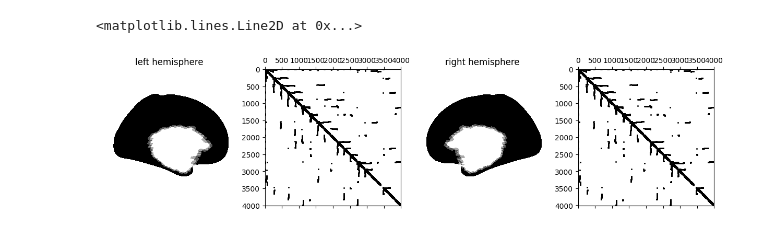
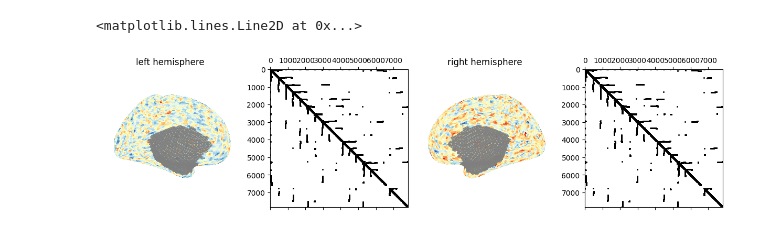
Before and after one commit to griegner/compare-brain-maps, a Jupyter notebook: examples/01-plot-medial-wall.ipynb, the cells around one changed output. Saved outputs shown, nothing was run; the diff lists cells and outputs as text; code cells hidden in the pictures.

Commit message:
inherit from  to allow nilearn surface plotting

```diff
--- a/examples/01-plot-medial-wall.ipynb
+++ b/examples/01-plot-medial-wall.ipynb
@@ -1,26 +1,28 @@
 # %%
 import matplotlib.pyplot as plt
 from nilearn.plotting import plot_surf
 
-from compare_brain_maps.utils.surface import load_surface_atlas, adjacency_matrices
+from compare_brain_maps.utils import Surface
+import numpy as np
 
-surface_kwargs = dict(atlas="fsLR", density="4k", mesh="inflated")
-surface_atlas = load_surface_atlas(**surface_kwargs)
-A = adjacency_matrices(**surface_kwargs)
+n_vertices = 7842
+data = {"left": np.random.randn(n_vertices), "right": np.random.randn(n_vertices)}
+X = Surface(data, atlas="fsLR", density="8k", surface="inflated")
+X_adjacency = X.get_adjacency()
 
 # plot mask of the medial wall, and adjacency matrix
 fig = plt.figure(figsize=(12, 3), layout="constrained")
 axs = [
     fig.add_subplot(1, 4, 1, projection="3d"),
     fig.add_subplot(1, 4, 2),
     fig.add_subplot(1, 4, 3, projection="3d"),
     fig.add_subplot(1, 4, 4),
 ]
-plot_surf_kwargs = dict(surf_map=surface_atlas, view="medial", cmap="binary", colorbar=False, darkness=None)
+plot_surf_kwargs = dict(surf_map=X, view="medial", cmap="RdYlBu", colorbar=False, darkness=None)
 _ = plot_surf(title="left hemisphere", hemi="left", axes=axs[0], **plot_surf_kwargs)
-axs[1].spy(A["left"], c="k", ms=1)
+axs[1].spy(X_adjacency["left"], c="k", ms=1)
 _ = plot_surf(title="right hemisphere", hemi="right", axes=axs[2], **plot_surf_kwargs)
-axs[3].spy(A["right"], c="k", ms=1)
+axs[3].spy(X_adjacency["right"], c="k", ms=1)
 # %% [output]
 <matplotlib.lines.Line2D at 0x...>
-[figure, old version]
+[figure, new version]
```
Also changed, not shown: 1 other file.
